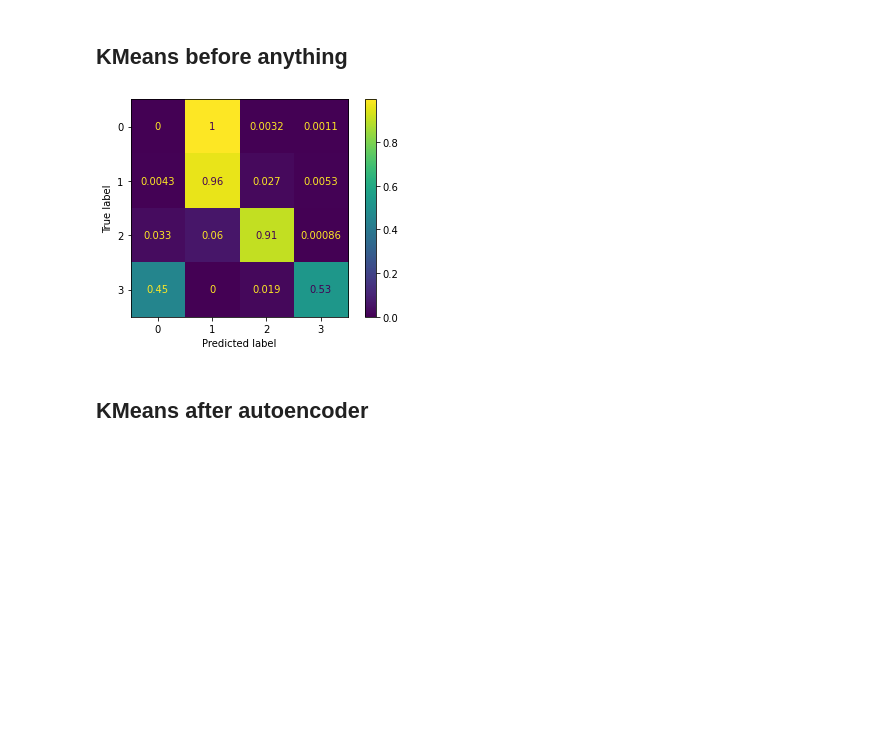
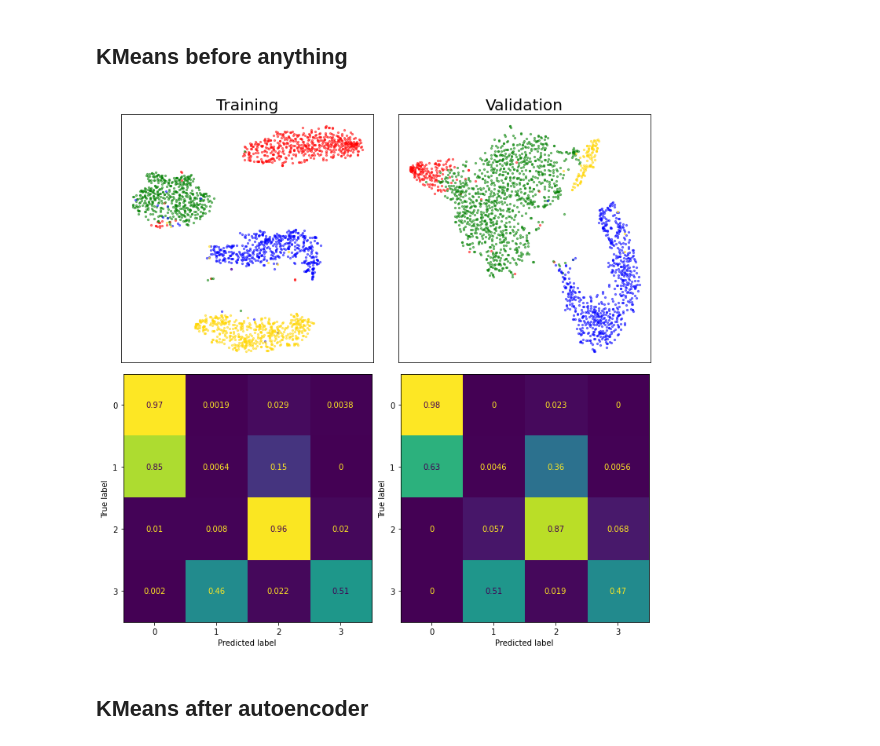
Before and after one commit to timodw/time_series_preprocessing, a Jupyter notebook: preprocessing.ipynb, the cells around one changed output. Cells and saved outputs as stored; diff of their text form; code cells hidden in the pictures; blank space fills up the shorter version.

```diff
--- a/preprocessing.ipynb
+++ b/preprocessing.ipynb
@@ -302,7 +372,7 @@ sg_window_size = 25
 sg_degree = 2
 shift_mass = False
 balancing = True
-add_noise = True
+add_noise = False
 noise_std = .01
 # %%
 # Get list of the amount of activities per horse
@@ -844,15 +922,9 @@ def train_dec(encoder,
 # %% [markdown]
 ## KMeans before anything
 # %%
-train_acc, val_acc, train_conf_mat, val_conf_mat = evaluation(X_train, y_train, X_val, y_val, len(movements_of_interest), method='kmeans')
-
-val_conf_mat = val_conf_mat / np.expand_dims(val_conf_mat.sum(axis=1), axis=1)
-
-cm_plot = ConfusionMatrixDisplay(val_conf_mat)
-cm_plot.plot()
-plt.show()
+plot_results(X_train, y_train, X_val, y_val, encoder=None, clustering_method='gmm', device=device)
 # %% [output]
-[figure, old version]
+[figure, new version]
 # %% [markdown]
 ## KMeans after autoencoder
 # %%
```
Also changed, not shown: parts of 14 cells of this notebook.
